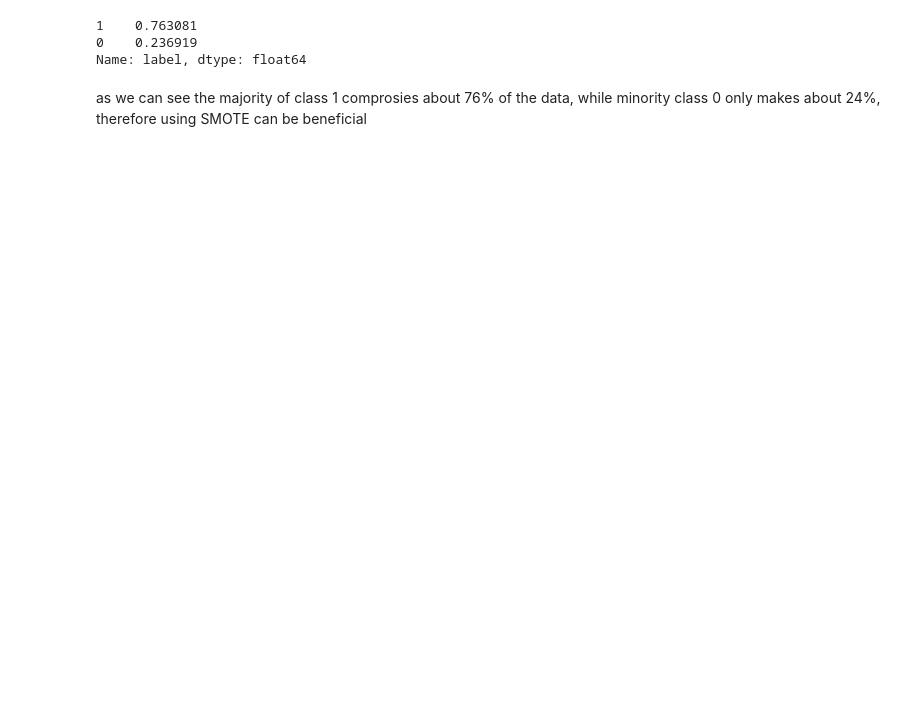
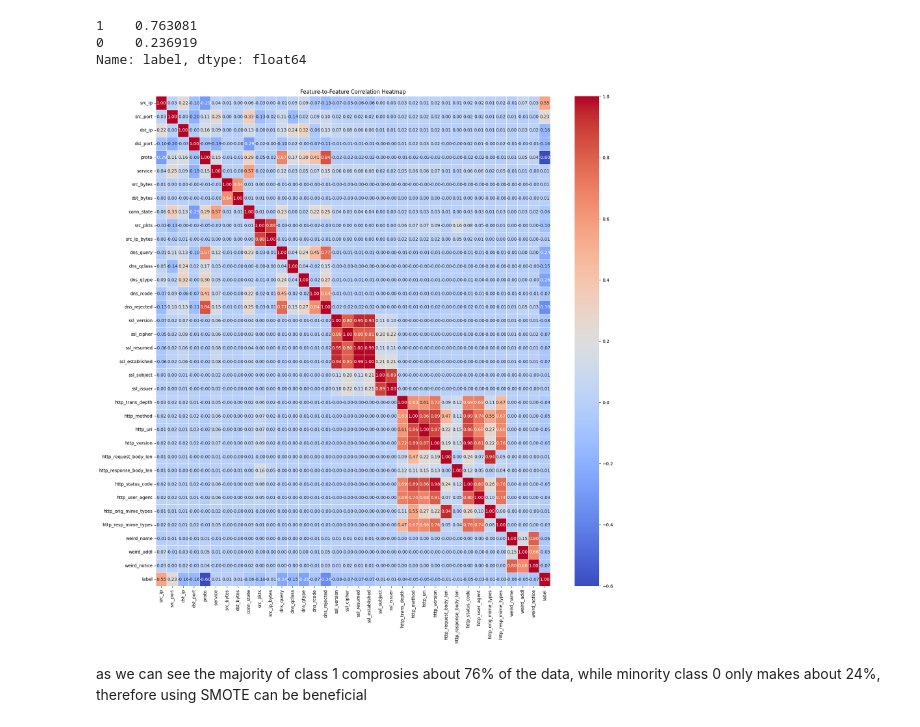
Before and after one commit to ml-ids/IoT-ml-detection, a Jupyter notebook: code.ipynb, the cells around one changed output. Cells and saved outputs as stored; diff of their text form; code cells hidden in the pictures; blank space fills up the shorter version.

```diff
--- a/code.ipynb
+++ b/code.ipynb
@@ -98,5 +98,35 @@ print(train_data['label'].value_counts(normalize=True))  # target_column is your
 1    0.763081
 0    0.236919
 Name: label, dtype: float64
+# %%
+data = pd.read_csv('train_test_network.csv')
+data = pd.DataFrame(train_data)
+
+columns_to_drop = ['type', 'dst_ip_bytes', 'missed_bytes', 'duration', 'dst_pkts',
+                   'dns_RA', 'dns_AA', 'dns_RD']
+data_cleaned = data.drop(columns=columns_to_drop, errors='ignore')
+
+from sklearn.preprocessing import LabelEncoder
+
+categorical_columns = data_cleaned.select_dtypes(include=['object']).columns
+
+# Apply LabelEncoder to categorical columns
+label_encoders = {}
+for col in categorical_columns:
+    le = LabelEncoder()
+    data_cleaned[col] = le.fit_transform(data_cleaned[col].astype(str))
+    label_encoders[col] = le
+
+correlation_matrix = data_cleaned.corr()
+
+import matplotlib.pyplot as plt
+import seaborn as sns
+
+plt.figure(figsize=(20, 20))
+sns.heatmap(correlation_matrix, annot=True, cmap='coolwarm', fmt='.2f', linewidths=0.5)
+plt.title('Feature-to-Feature Correlation Heatmap')
+plt.show()
+# %% [output]
+[figure, added]
 # %% [markdown]
 as we can see the majority of class 1 comprosies about 76% of the data, while minority class 0 only makes about 24%, therefore using SMOTE can be beneficial
```
Also changed, not shown: parts of 2 cells of this notebook.
